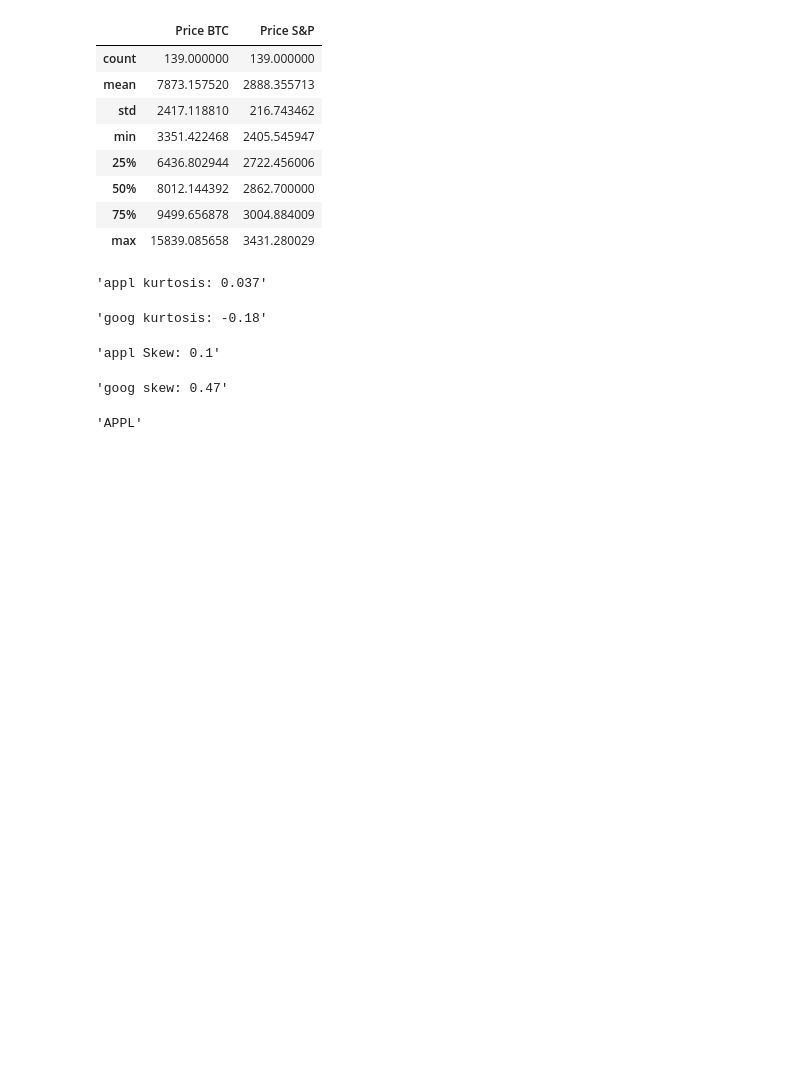
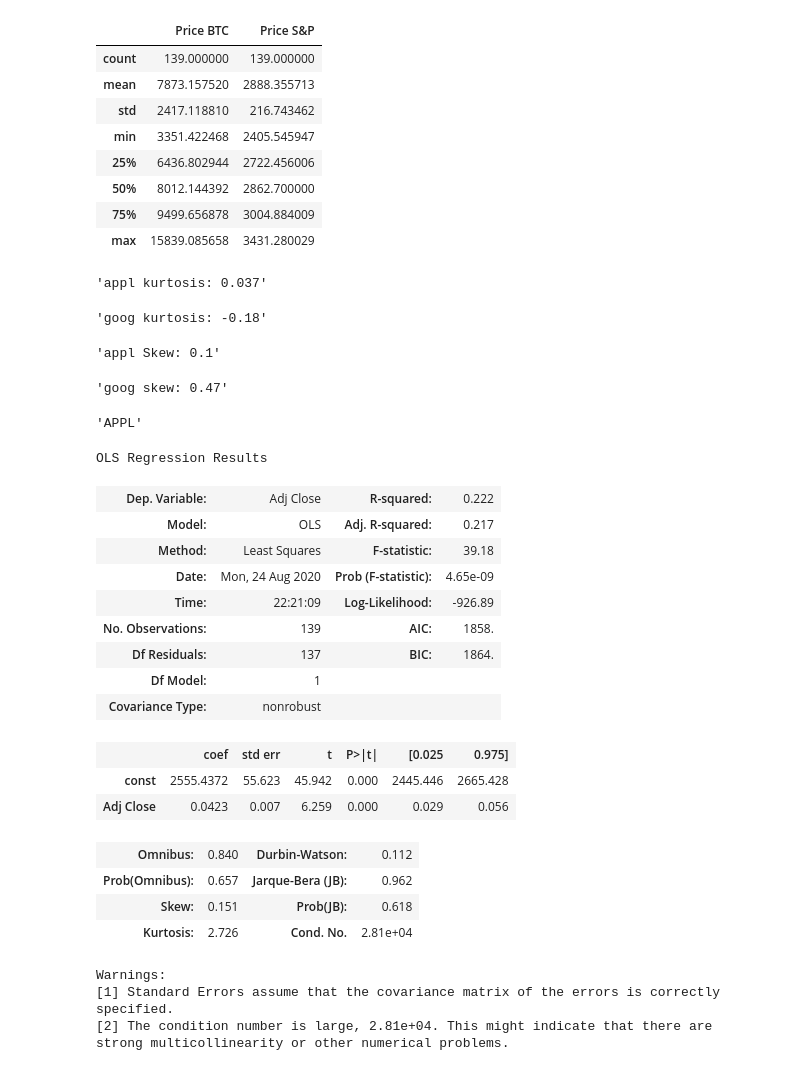
Before and after one commit to MenaBahram/regression-BTC-vs-SP500, a Jupyter notebook: regression.ipynb, the cells around one changed output. Drawn from its saved outputs; the diff is of its cells as text; code cells hidden in the pictures; blank space fills up the shorter version.

```diff
--- a/regression.ipynb
+++ b/regression.ipynb
@@ -122,3 +122,38 @@ display('APPL')
 'appl Skew: 0.1'
 'goog skew: 0.47'
 'APPL'
+# %%
+# Building the model
+# Variables
+X = weekly_summarybtc
+y = weekly_summarysp
+X = sm.add_constant(X)
+
+# Note the difference in argument order
+model = sm.OLS(y, X).fit()
+predictions = model.predict(X) # make the predictions by the model
+
+# Print out the statistics
+model.summary()
+# %% [output]
+OLS Regression Results
+| Dep. Variable: | Adj Close | R-squared: | 0.222 |
+| Model: | OLS | Adj. R-squared: | 0.217 |
+| Method: | Least Squares | F-statistic: | 39.18 |
+| Date: | Mon, 24 Aug 2020 | Prob (F-statistic): | 4.65e-09 |
+| Time: | 22:21:09 | Log-Likelihood: | -926.89 |
+| No. Observations: | 139 | AIC: | 1858. |
+| Df Residuals: | 137 | BIC: | 1864. |
+| Df Model: | 1 |  |  |
+| Covariance Type: | nonrobust |  |  |
+|  | coef | std err | t | P>|t| | [0.025 | 0.975] |
+| const | 2555.4372 | 55.623 | 45.942 | 0.000 | 2445.446 | 2665.428 |
+| Adj Close | 0.0423 | 0.007 | 6.259 | 0.000 | 0.029 | 0.056 |
+| Omnibus: | 0.840 | Durbin-Watson: | 0.112 |
+| Prob(Omnibus): | 0.657 | Jarque-Bera (JB): | 0.962 |
+| Skew: | 0.151 | Prob(JB): | 0.618 |
+| Kurtosis: | 2.726 | Cond. No. | 2.81e+04 |
+Warnings:
+[1] Standard Errors assume that the covariance matrix of the errors is correctly specified.
+[2] The condition number is large, 2.81e+04. This might indicate that there are
+strong multicollinearity or other numerical problems.
```
Also changed, not shown: parts of 2 cells of this notebook.
